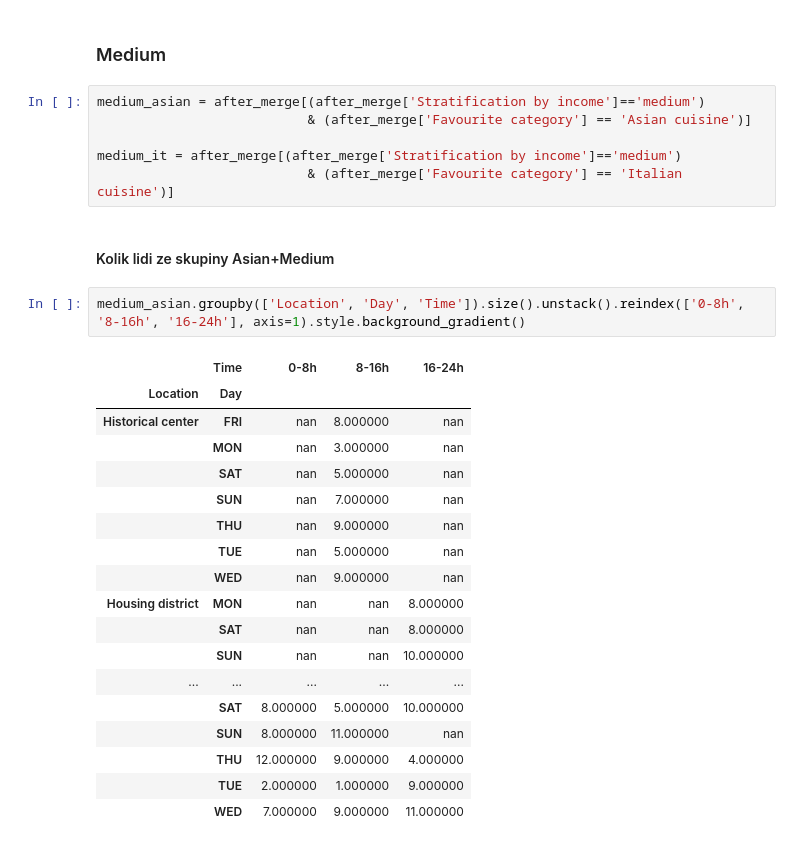
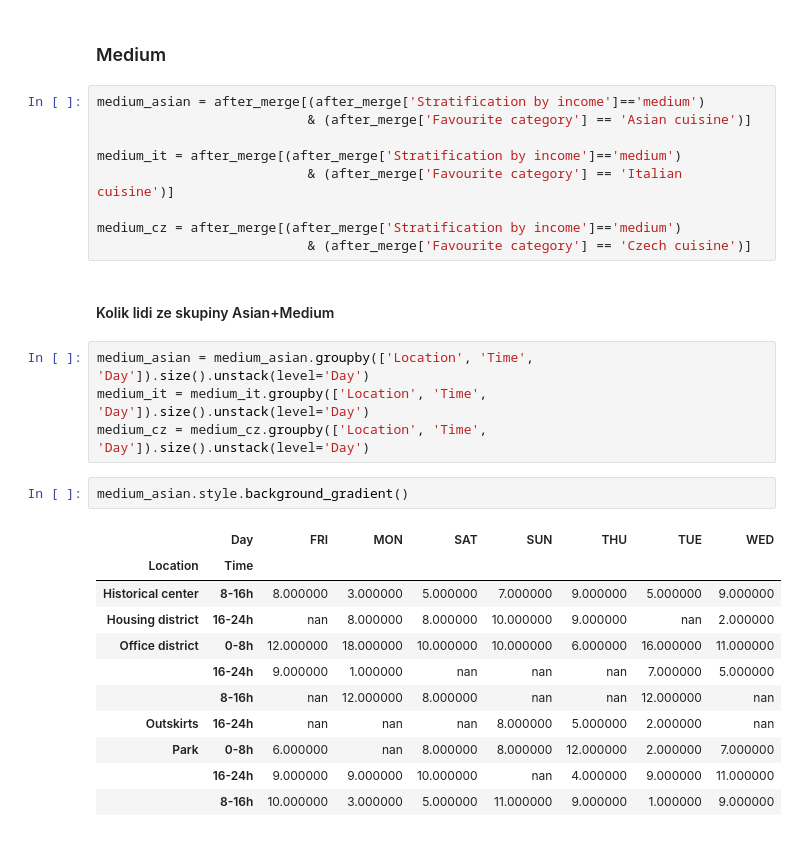
Before and after one commit to utikpuhlik/minimum, a Jupyter notebook: unpivot.ipynb, the cells around one changed output. Saved outputs shown, nothing was run; the diff lists cells and outputs as text.

```diff
--- a/unpivot.ipynb
+++ b/unpivot.ipynb
@@ -48,26 +48,26 @@ medium_asian = after_merge[(after_merge['Stratification by income']=='medium')
 
 medium_it = after_merge[(after_merge['Stratification by income']=='medium')
                            & (after_merge['Favourite category'] == 'Italian cuisine')]
+
+medium_cz = after_merge[(after_merge['Stratification by income']=='medium')
+                           & (after_merge['Favourite category'] == 'Czech cuisine')]
 # %% [markdown]
 #### Kolik lidi ze skupiny Asian+Medium
-# %%
-medium_asian.groupby(['Location', 'Day', 'Time']).size().unstack().reindex(['0-8h', '8-16h', '16-24h'], axis=1).style.background_gradient()
-# %% [output]
-|  | Time | 0-8h | 8-16h | 16-24h |
-| Location | Day |  |  |  |
-| Historical center | FRI | nan | 8.000000 | nan |
-|  | MON | nan | 3.000000 | nan |
-|  | SAT | nan | 5.000000 | nan |
-|  | SUN | nan | 7.000000 | nan |
-|  | THU | nan | 9.000000 | nan |
-|  | TUE | nan | 5.000000 | nan |
-|  | WED | nan | 9.000000 | nan |
-| Housing district | MON | nan | nan | 8.000000 |
-|  | SAT | nan | nan | 8.000000 |
-|  | SUN | nan | nan | 10.000000 |
-| ... | ... | ... | ... | ... |
-|  | SAT | 8.000000 | 5.000000 | 10.000000 |
-|  | SUN | 8.000000 | 11.000000 | nan |
-|  | THU | 12.000000 | 9.000000 | 4.000000 |
-|  | TUE | 2.000000 | 1.000000 | 9.000000 |
-|  | WED | 7.000000 | 9.000000 | 11.000000 |
+# %%
+medium_asian = medium_asian.groupby(['Location', 'Time', 'Day']).size().unstack(level='Day')
+medium_it = medium_it.groupby(['Location', 'Time', 'Day']).size().unstack(level='Day')
+medium_cz = medium_cz.groupby(['Location', 'Time', 'Day']).size().unstack(level='Day')
+# %%
+medium_asian.style.background_gradient()
+# %% [output]
+|  | Day | FRI | MON | SAT | SUN | THU | TUE | WED |
+| Location | Time |  |  |  |  |  |  |  |
+| Historical center | 8-16h | 8.000000 | 3.000000 | 5.000000 | 7.000000 | 9.000000 | 5.000000 | 9.000000 |
+| Housing district | 16-24h | nan | 8.000000 | 8.000000 | 10.000000 | 9.000000 | nan | 2.000000 |
+| Office district | 0-8h | 12.000000 | 18.000000 | 10.000000 | 10.000000 | 6.000000 | 16.000000 | 11.000000 |
+|  | 16-24h | 9.000000 | 1.000000 | nan | nan | nan | 7.000000 | 5.000000 |
+|  | 8-16h | nan | 12.000000 | 8.000000 | nan | nan | 12.000000 | nan |
+| Outskirts | 16-24h | nan | nan | nan | 8.000000 | 5.000000 | 2.000000 | nan |
+| Park | 0-8h | 6.000000 | nan | 8.000000 | 8.000000 | 12.000000 | 2.000000 | 7.000000 |
+|  | 16-24h | 9.000000 | 9.000000 | 10.000000 | nan | 4.000000 | 9.000000 | 11.000000 |
+|  | 8-16h | 10.000000 | 3.000000 | 5.000000 | 11.000000 | 9.000000 | 1.000000 | 9.000000 |
```
Also changed, not shown: parts of 3 cells of this notebook, 1 other file.
